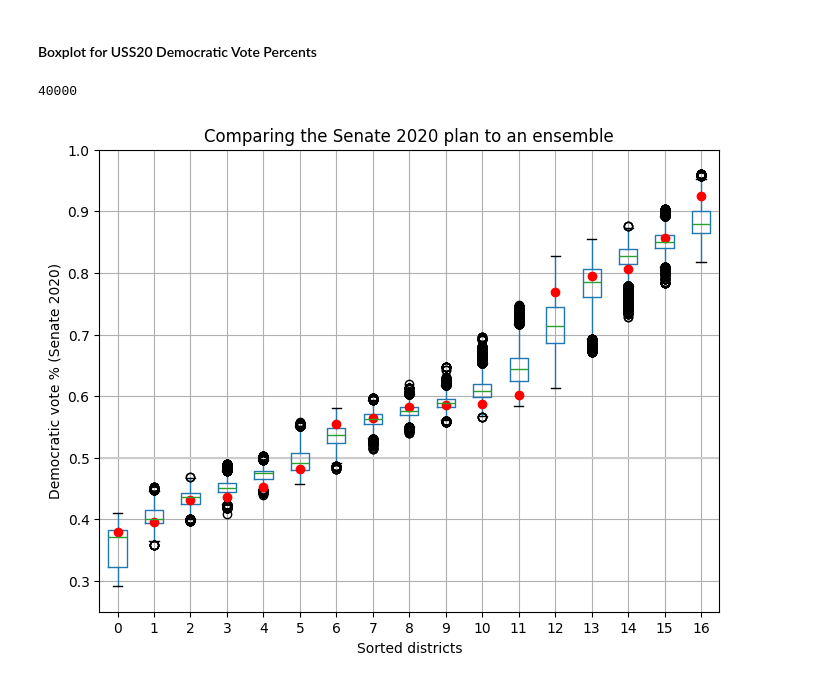
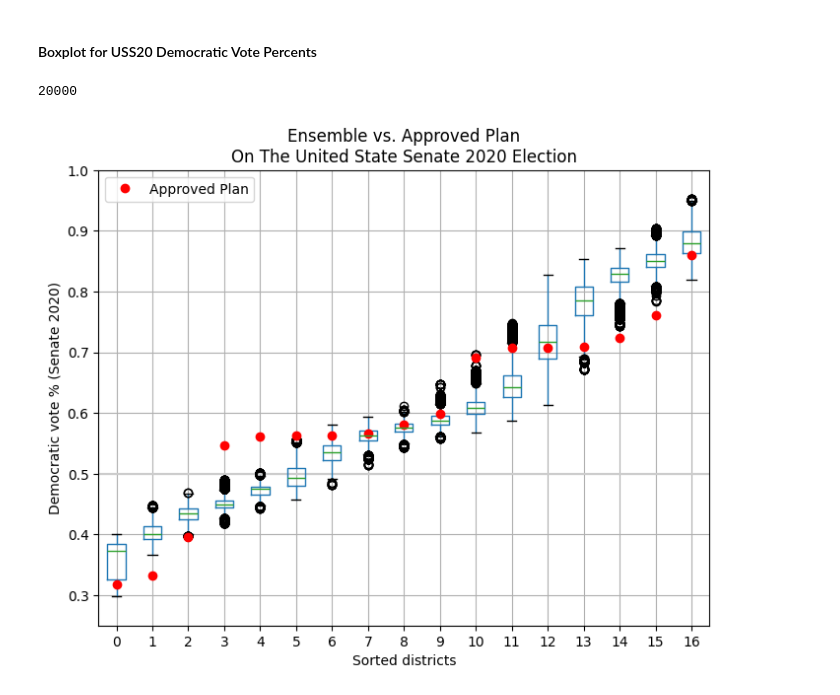
Before and after one commit to tclvanessa/Gerrymandering-Analysis-on-Illinois, a Jupyter notebook: illanois/B_8_IL_plot.ipynb, the cells around one changed output. Drawn from its saved outputs; the diff is of its cells as text; code cells hidden in the pictures.

```diff
--- a/illanois/B_8_IL_plot.ipynb
+++ b/illanois/B_8_IL_plot.ipynb
@@ -220,32 +306,35 @@ plt.show()
 #### Boxplot for USS20 Democratic Vote Percents
 # %%
 # Extract USS20 Democratic Percents list
-dem_percents_uss20_ensemble = checkpoint_dict["list_of_dem_percents_uss20"]
+dem_percents_uss20_ensemble = ensemble_with_20_000["list_of_dem_percents_uss20"]
 print(len(dem_percents_uss20_ensemble))
 # %% [output]
-40000
+20000
+# %%
+dem_percents_uss20_approved_plan = approved_plan_stats["list_of_dem_percents_uss20"]
 # %%
 # Convert list into a Pandas DataFrame so that we can use Pandas boxplot method
 dem_percents_uss20_df = pd.DataFrame(dem_percents_uss20_ensemble)
 # %%
 fig, ax = plt.subplots(figsize=(8, 6))
 
 # Draw 50% line
 ax.axhline(0.5, color="#cccccc")
 
 # Draw boxplot
 dem_percents_uss20_df.boxplot(ax=ax, positions=range(len(dem_percents_uss20_df.columns)))
 
 # Draw initial plan's Democratic vote %s (.iloc[0] gives the first row, which corresponds to the initial plan)
-plt.plot(dem_percents_uss20_df.iloc[0], "ro")
+plt.plot(dem_percents_uss20_approved_plan[0], "ro", label="Approved Plan")
 
 # Annotate
-ax.set_title("Comparing the Senate 2020 plan to an ensemble")
+ax.set_title("Ensemble vs. Approved Plan\nOn The United State Senate 2020 Election")
 ax.set_ylabel("Democratic vote % (Senate 2020)")
 ax.set_xlabel("Sorted districts")
 ax.set_ylim(0.25, 1)
 ax.set_yticks([0.3, 0.4, 0.5, 0.6, 0.7, 0.8, 0.9, 1])
+plt.legend(loc="upper left")
 plt.savefig('images/ILbox_plotSen2020.svg')
 plt.show()
 # %% [output]
-[figure, old version]
+[figure, new version]
```
Also changed, not shown: parts of 24 cells of this notebook, 1 other file.
